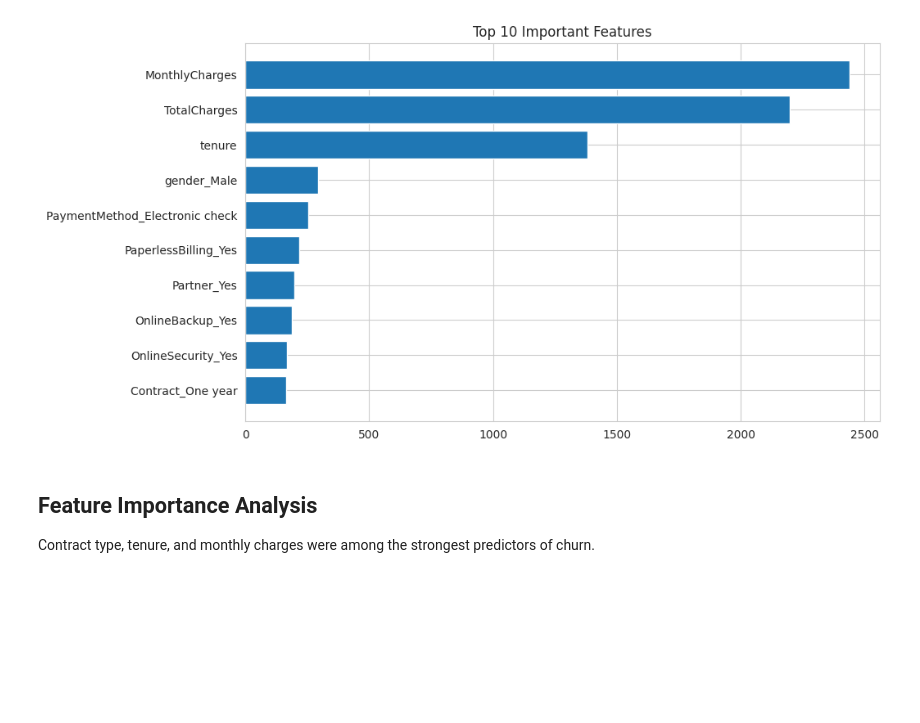
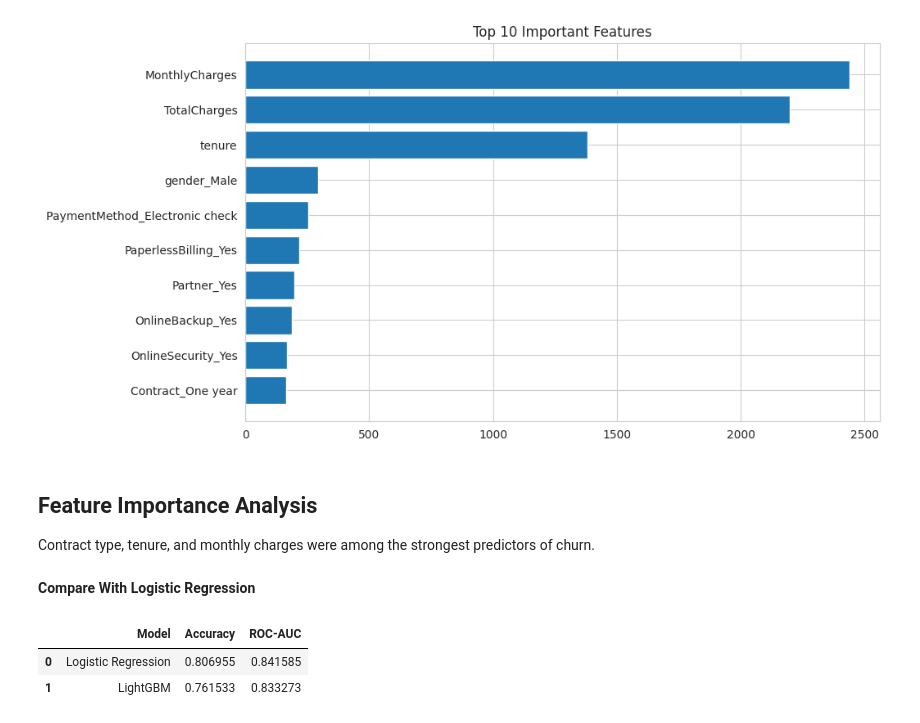
Before and after one commit to suparna-500/CustomerShield, a Jupyter notebook: notebook/CustomerShield.ipynb, the cells around one changed output. Saved outputs shown, nothing was run; the diff lists cells and outputs as text; code cells hidden in the pictures; blank space fills up the shorter version.

Commit message:
Compare Logistic Regression and LightGBM performance

```diff
--- a/notebook/CustomerShield.ipynb
+++ b/notebook/CustomerShield.ipynb
@@ -424,3 +424,23 @@ plt.show()
 ## Feature Importance Analysis
 
 Contract type, tenure, and monthly charges were among the strongest predictors of churn.
+# %% [markdown]
+**Compare With Logistic Regression**
+# %%
+results = pd.DataFrame({
+    "Model": ["Logistic Regression", "LightGBM"],
+    "Accuracy": [
+        accuracy_score(y_test, y_pred),
+        accuracy_score(y_test, y_pred_lgb)
+    ],
+    "ROC-AUC": [
+        roc_auc_score(y_test, model.predict_proba(X_test_scaled)[:,1]),
+        roc_auc_score(y_test, y_prob_lgb)
+    ]
+})
+
+results
+# %% [output]
+|  | Model | Accuracy | ROC-AUC |
+| 0 | Logistic Regression | 0.806955 | 0.841585 |
+| 1 | LightGBM | 0.761533 | 0.833273 |
```
